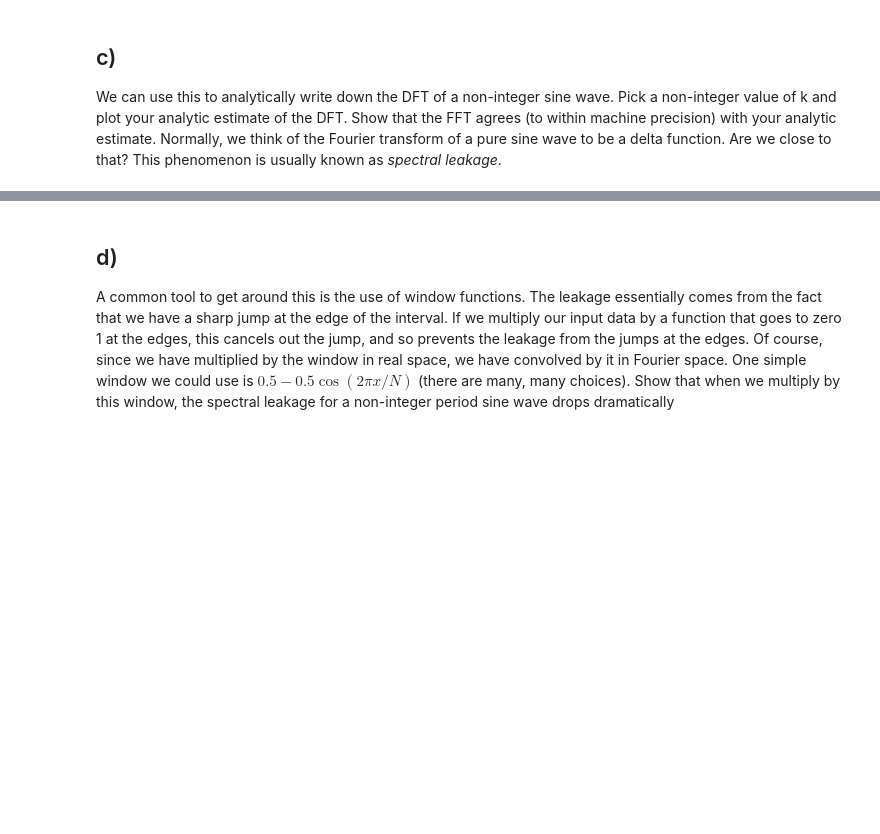
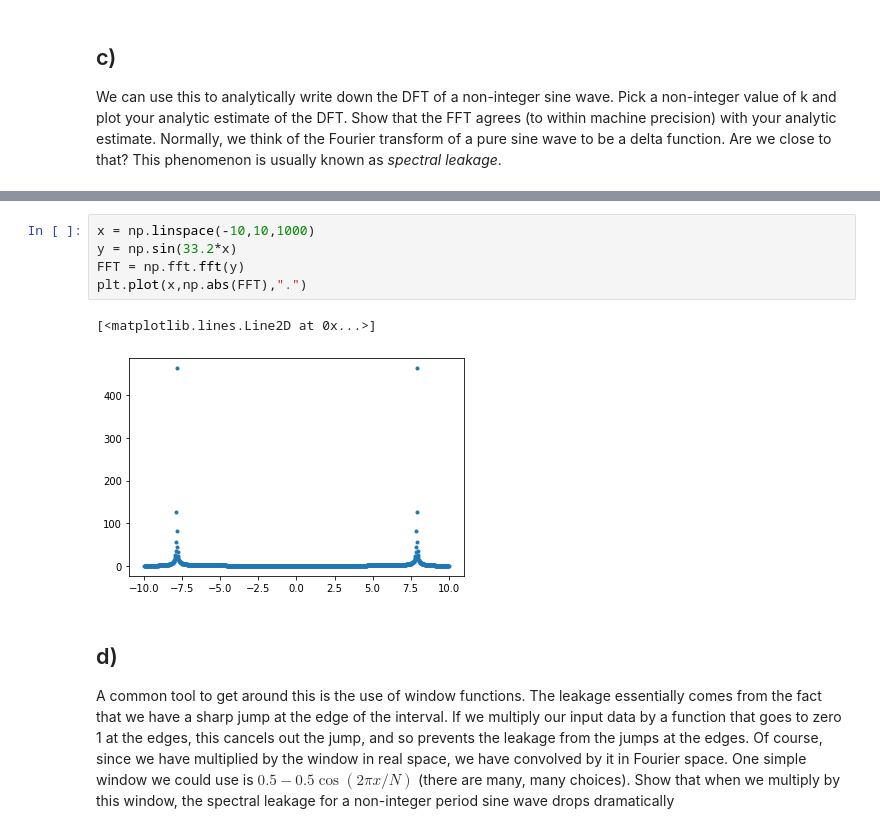
Before and after one commit to RphlFrmnt/PHYS512, a Jupyter notebook: Assign_4.ipynb, the cells around one changed output, grey strips where cells are left out. Drawn from its saved outputs; the diff is of its cells as text; blank space fills up the shorter version.

```diff
--- a/Assign_4.ipynb
+++ b/Assign_4.ipynb
@@ -240,3 +272,11 @@ We can use this to analytically write down the DFT of a non-integer sine wave. P
+# %%
+x = np.linspace(-10,10,1000)
+y = np.sin(33.2*x)
+FFT = np.fft.fft(y)
+plt.plot(x,np.abs(FFT),".")
+# %% [output]
+[<matplotlib.lines.Line2D at 0x...>]
+[figure, added]
 # %% [markdown]
 ## d)
 A common tool to get around this is the use of window functions. The leakage essentially comes from the fact that we have a sharp jump at the edge of the interval. If we multiply our input data by a function that goes to zero 1 at the edges, this cancels out the jump, and so prevents the leakage from the jumps at the edges. Of course, since we have multiplied by the window in real space, we have convolved by it in Fourier space. One simple window we could use is $0.5 − 0.5 \cos(2πx/N)$ (there are many, many choices). Show that when we multiply by this window, the spectral leakage for a non-integer period sine wave drops dramatically
```
Also changed, not shown: parts of 4 cells of this notebook.
